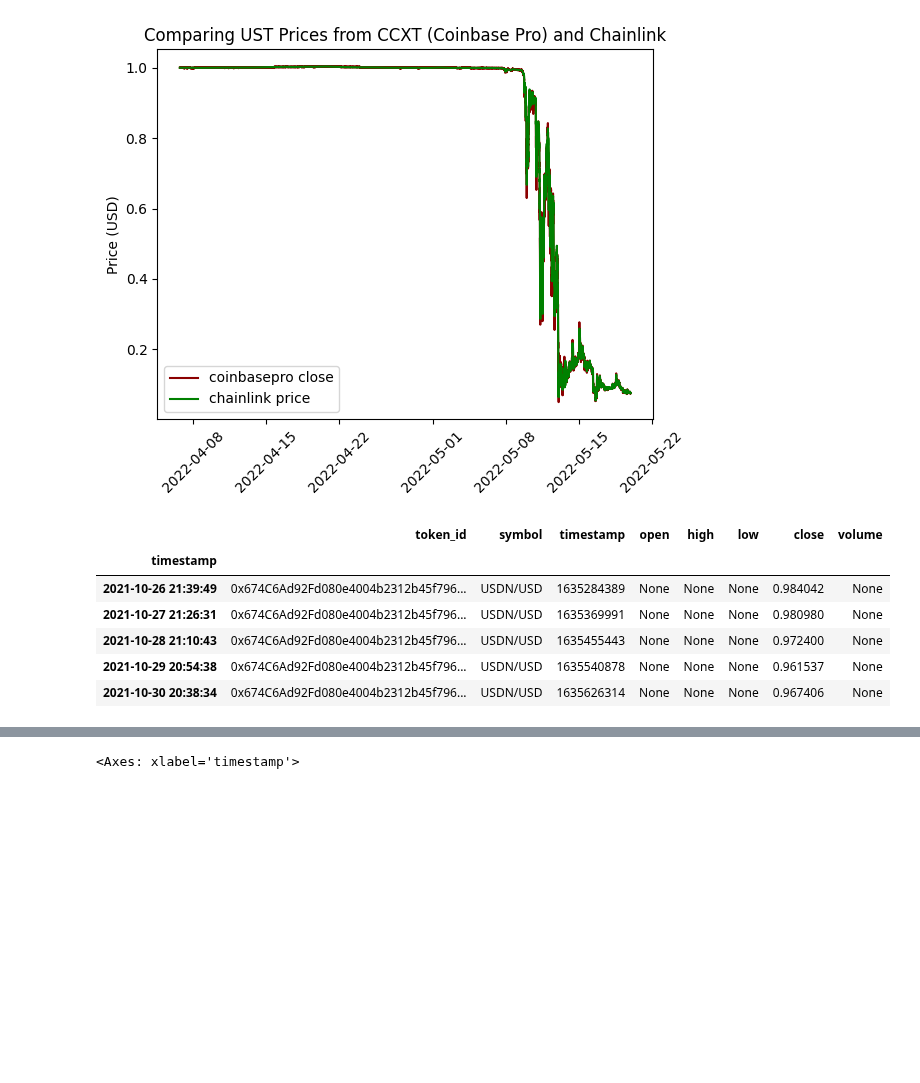
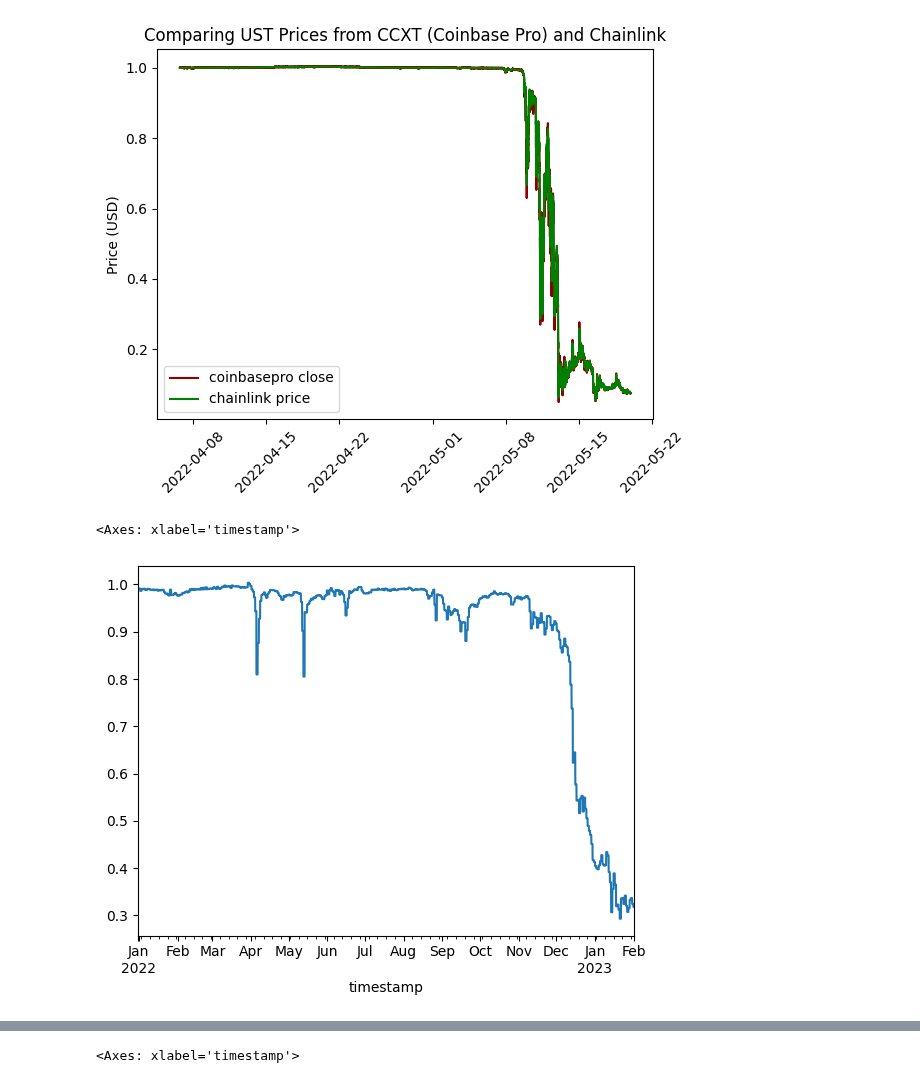
Before and after one commit to xenophonlabs/curve-lp-metrics, a Jupyter notebook: notebooks/ust_prices.ipynb, the cells around one changed output, grey strips where cells are left out. Drawn from its saved outputs; the diff is of its cells as text; code cells hidden in the pictures; blank space fills up the shorter version.

```diff
--- a/notebooks/ust_prices.ipynb
+++ b/notebooks/ust_prices.ipynb
@@ -117,20 +113,12 @@ f.show()
 start = 1635284389
 end = datetime.timestamp(datetime(2023, 2, 1))
 
-config = load_config()
 addy = "0x099c9588D8C6F7579C89014e59002881CE0c46A1"
-usdn = "0x674C6Ad92Fd080e4004b2312b45f796a192D27a0"
+usdn = "0x674c6ad92fd080e4004b2312b45f796a192d27a0"
 
-usdn_data = datafetcher.get_chainlink_prices(usdn, addy, start, end)
-df = DataHandler.format_token_data(usdn_data)
-df.to_csv("./temp_usdn_data.csv")
-df.index = df['timestamp'].apply(datetime.fromtimestamp)
-df.head()
+usdn_data = datahandler.get_ohlcv_data(usdn, start=start, end=end)
-# %% [output]
-|  | token_id | symbol | timestamp | open | high | low | close | volume |
-| timestamp |  |  |  |  |  |  |  |  |
-| 2021-10-26 21:39:49 | 0x674C6Ad92Fd080e4004b2312b45f796... | USDN/USD | 1635284389 | None | None | None | 0.984042 | None |
-| 2021-10-27 21:26:31 | 0x674C6Ad92Fd080e4004b2312b45f796... | USDN/USD | 1635369991 | None | None | None | 0.980980 | None |
-| 2021-10-28 21:10:43 | 0x674C6Ad92Fd080e4004b2312b45f796... | USDN/USD | 1635455443 | None | None | None | 0.972400 | None |
-| 2021-10-29 20:54:38 | 0x674C6Ad92Fd080e4004b2312b45f796... | USDN/USD | 1635540878 | None | None | None | 0.961537 | None |
-| 2021-10-30 20:38:34 | 0x674C6Ad92Fd080e4004b2312b45f796... | USDN/USD | 1635626314 | None | None | None | 0.967406 | None |
+# %%
+usdn_data['close'].plot()
+# %% [output]
+<Axes: xlabel='timestamp'>
+[figure, added]
```
Also changed, not shown: parts of 3 cells of this notebook, 1 other file.
